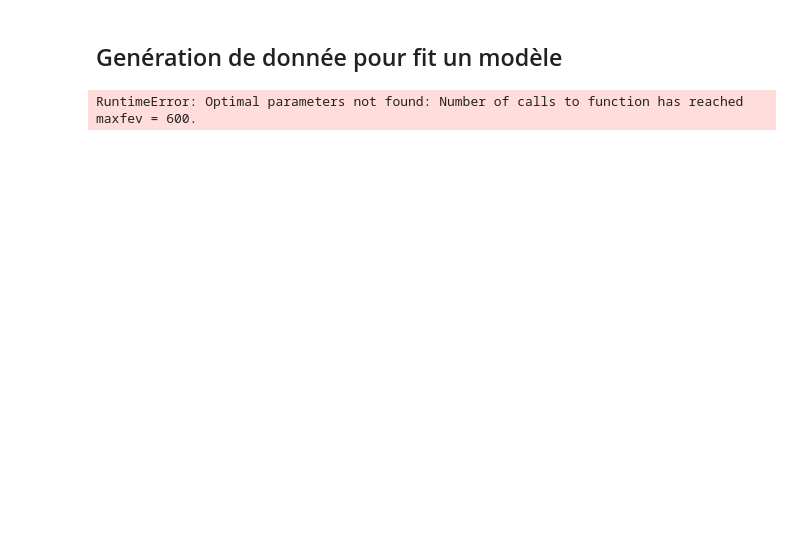
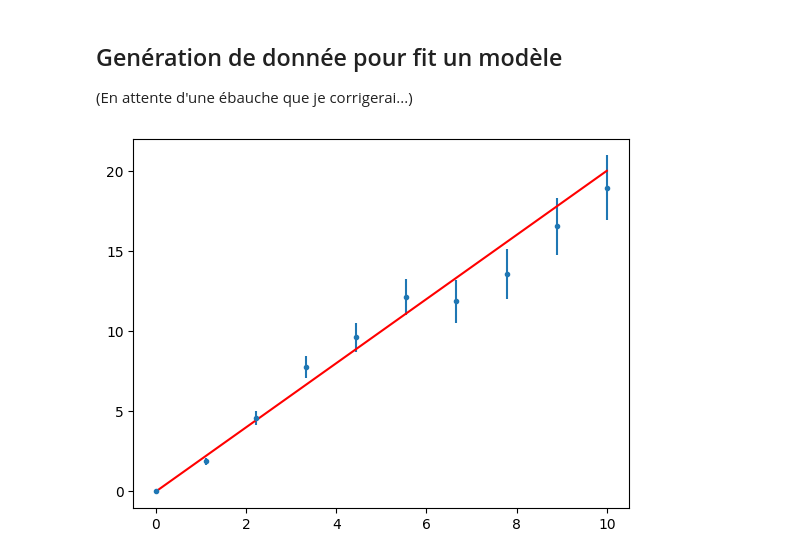
Before and after one commit to ostix360/Machine_Learning_S4, a Jupyter notebook: ToyMC.ipynb, the cells around one changed output. Saved outputs shown, nothing was run; the diff lists cells and outputs as text; code cells hidden in the pictures; blank space fills up the shorter version.

```diff
--- a/ToyMC.ipynb
+++ b/ToyMC.ipynb
@@ -104,41 +119,32 @@ plt.show()
 # %% [markdown]
 ## Genération de donnée pour fit un modèle
+
+(En attente d'une ébauche que je corrigerai...)
 # %%
 import random
 import scipy.optimize as opt
 
 def gen_data(n, model, sigma):
     x = np.linspace(0,10, n)
     y_th = model(x)
     sigmas = sigma(x, y_th)
     y = np.random.normal(0, sigmas) + y_th
     return x, y, sigmas
 
 def model(x, a=2, b=0):
     return a*x+b
 
 def sigma(x, y):
     return 0.1*y
 
 datas = gen_data(10, model, sigma)
 
 x, y, sigmas = datas
 
 y_th = model(x)
 
-# fit
-def model_fit(x, a, b):
-    return a*x+b
-
-popt, pcov = opt.curve_fit(model_fit, x, y, sigma=sigmas)
-
-print(popt)
-
-# plot le fit
-
-
 plt.errorbar(x, y, yerr=sigmas, fmt='.')
 plt.plot(x, y_th, 'r')
 plt.show()
 # %% [output]
-RuntimeError: Optimal parameters not found: Number of calls to function has reached maxfev = 600.
+[figure, added]
```
Also changed, not shown: parts of 11 cells of this notebook.
